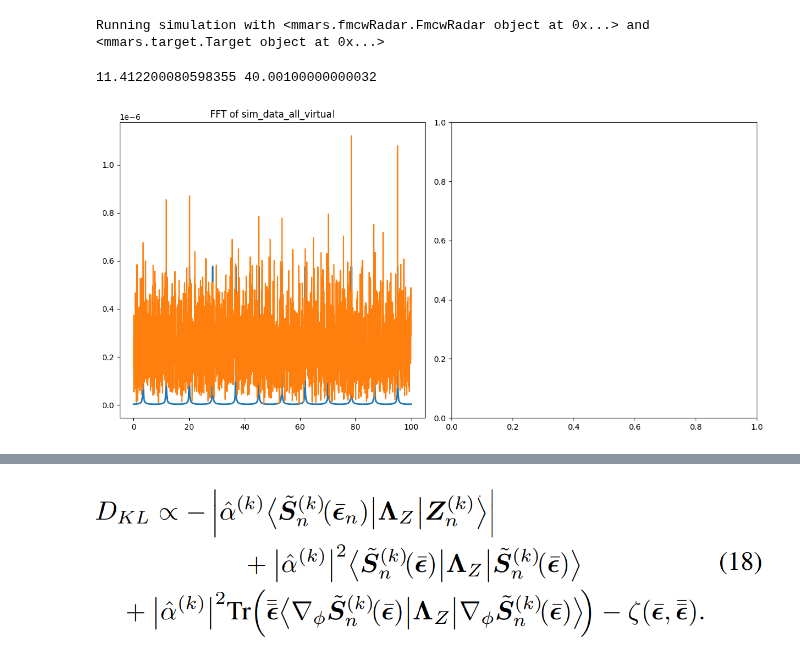
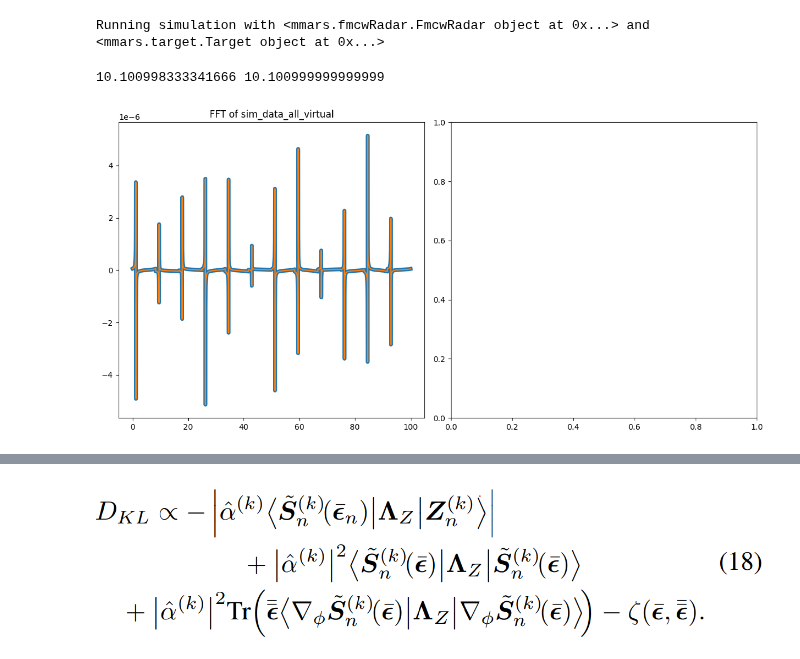
Before and after one commit to RHIMMELAND/MMARS, a Jupyter notebook: examples/MRBLaT_test.ipynb, the cells around one changed output, grey strips where cells are left out. Drawn from its saved outputs; the diff is of its cells as text; code cells hidden in the pictures.

```diff
--- a/examples/MRBLaT_test.ipynb
+++ b/examples/MRBLaT_test.ipynb
@@ -42,5 +27,5 @@ plt.plot(np.abs(mrblatcomp.sinc(0,90).T))
 # %%
-radar_model_1 = mmars.FmcwRadar(position=np.array([[0,0]]), signalNoiseRatio=[10, 10], N_chirps=1)
+radar_model_1 = mmars.FmcwRadar(position=np.array([[0,0]]), signalNoiseRatio=[2000, 10], N_chirps=1)
 # %% [output]
 [[-0.02336045  0.        ]
  [-0.01557363  0.        ]
@@ -63,7 +50,7 @@ plt.plot(target_ground_truth[0], target_ground_truth[1], label="Ground Truth", c
 [<matplotlib.lines.Line2D at 0x...>]
 [figure]
 # %%
-simulation_data = mmars.Simulation(radar_model_1, target_model_1)
+simulation_data = mmars.MRBLaT_Functions(radar_model_1, target_model_1)
 
 simulation_data.run()
 # %% [output]
@@ -71,7 +58,7 @@ Running simulation with <mmars.fmcwRadar.FmcwRadar object at 0x...> and <mmars.t
 # %%
 sim_data = simulation_data.get_data()
 # %%
-frame = 300
+frame = 1
 
 print(target_model_1.get_trajectory()[0][frame], target_model_1.get_trajectory()[1][frame])
 
@@ -95,26 +82,26 @@ radar_model_1.generate_S_signal(target_model_1.get_trajectory()[0][frame], targe
 
 S_N = radar_model_1.get_S_signal.flatten()[:, np.newaxis]/np.sqrt(256)
 # %% [output]
-11.412200080598355 40.00100000000032
+10.100998333341666 10.100999999999999
 # %%
 fig, axs = plt.subplots(1, 2, figsize=(12, 6))
 
 
 #axs[0].plot(np.linspace(0, max_range, Ns), np.abs(data_fourier.T), lw=2)
-axs[0].plot(np.linspace(0, max_range, Ns), np.abs(S_N), lw=2)
-axs[0].plot(np.linspace(0, max_range, Ns), np.abs(data_fourier))
+axs[0].plot(np.linspace(0, max_range, Ns), np.imag(S_N), lw=5)
+axs[0].plot(np.linspace(0, max_range, Ns), np.imag(data_fourier))
 
 #axs[0].set_xlim([0, 10])
 #axs[0].set_xlim([0, 10])
 axs[0].set_title('FFT of sim_data_all_virtual')
 
 #axs[1].set_xlim([0, 10])
 #axs[1].set_title('Generated S Signal')
 
 plt.tight_layout()
 plt.show()
 # %% [output]
-[figure, old version]
+[figure, new version]
 # %%
 np.abs(mrblatcomp.alpha_hat(S_N, data_fourier))
 # %% [output]
```
Also changed, not shown: parts of 18 cells of this notebook.
